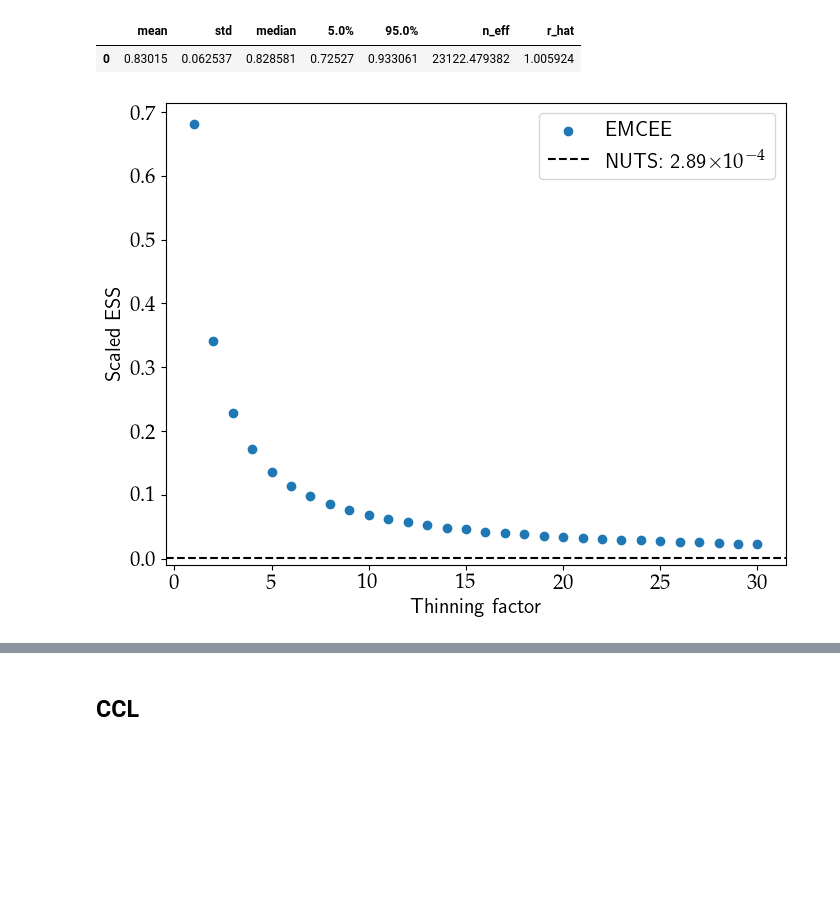
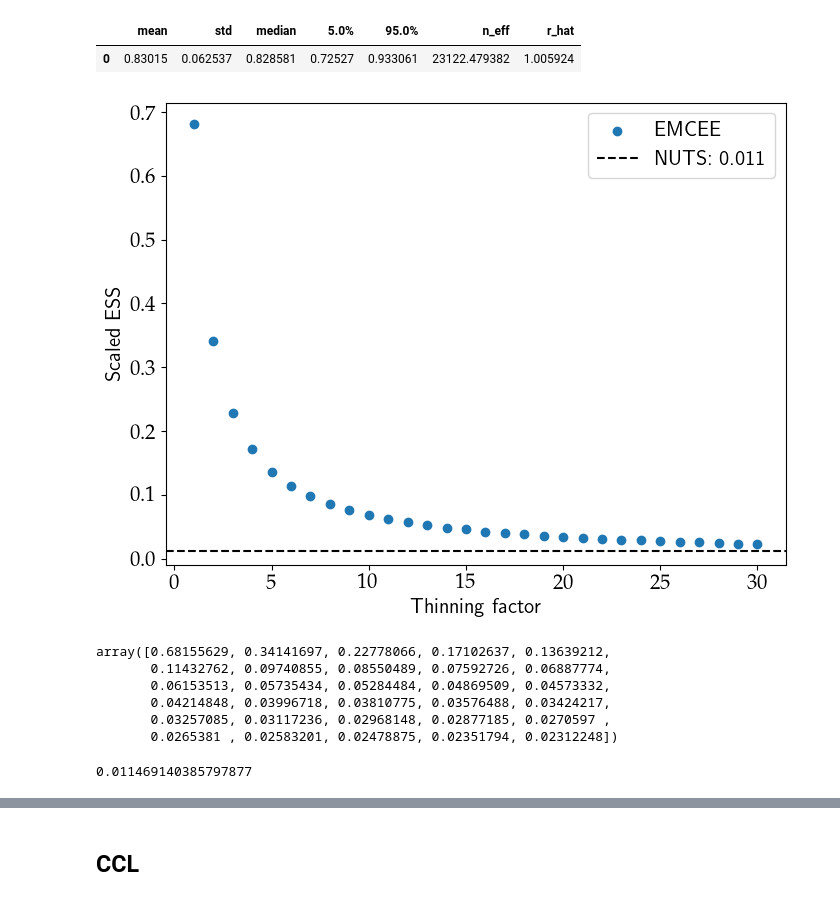
Before and after one commit to Harry45/DESEMU, a Jupyter notebook: notebooks/triangle_plot.ipynb, the cells around one changed output, grey strips where cells are left out. Cells and saved outputs as stored; diff of their text form; code cells hidden in the pictures; blank space fills up the shorter version.

```diff
--- a/notebooks/triangle_plot.ipynb
+++ b/notebooks/triangle_plot.ipynb
@@ -110,5 +110,5 @@ sampler_jc_emcee_1 = pickle_load('samples', 'jaxcosmo_emcee_1')
 sampler_jc_emcee_2 = pickle_load('samples', 'jaxcosmo_emcee_2')
 # %%
 # sampler_jc_nuts_1 = pickle_load('samples', 'jaxcosmo_nuts_1')
-sampler_jc_nuts_2 = pickle_load('samples', 'jaxcosmo_nuts_2')
-# sampler_jc_nuts_2 = pickle_load('samples', 'jaxcosmo_nuts_small_ss_high_td')
+# sampler_jc_nuts_2 = pickle_load('samples', 'jaxcosmo_nuts_2')
+sampler_jc_nuts_2 = pickle_load('samples', 'jaxcosmo_nuts_small_ss_high_td')
@@ -152,15 +174,28 @@ pd.DataFrame(summary(np.vstack([jc_emcee_1_sigma_8, jc_emcee_2_sigma_8]))['Param
 # %%
 plt.figure(figsize = (8, 6))
 plt.scatter(thinning_factor, rec_n_eff_emcee, label = 'EMCEE')
-plt.axhline(scaled_neff_nuts, label = 'NUTS: ' + f'{scaled_neff_nuts * 10000:.2f}' + r'$\times 10^{-4}$', c = 'k', linestyle = '--')
+plt.axhline(scaled_neff_nuts, label = 'NUTS: ' + f'{scaled_neff_nuts:.3f}', c = 'k', linestyle = '--') # + r'$\times 10^{-4}$'
 plt.ylabel('Scaled ESS', fontsize = fontSize)
 plt.xlabel('Thinning factor', fontsize = fontSize)
 plt.tick_params(axis='x', labelsize=fontSize)
 plt.tick_params(axis='y', labelsize=fontSize)
 plt.legend(loc = 'best',prop={'family':'sans-serif', 'size':15})
 plt.show()
 # %% [output]
-[figure, old version]
+[figure, new version]
+# %%
+rec_n_eff_emcee
+# %% [output]
+array([0.68155629, 0.34141697, 0.22778066, 0.17102637, 0.13639212,
+       0.11432762, 0.09740855, 0.08550489, 0.07592726, 0.06887774,
+       0.06153513, 0.05735434, 0.05284484, 0.04869509, 0.04573332,
+       0.04214848, 0.03996718, 0.03810775, 0.03576488, 0.03424217,
+       0.03257085, 0.03117236, 0.02968148, 0.02877185, 0.0270597 ,
+       0.0265381 , 0.02583201, 0.02478875, 0.02351794, 0.02312248])
+# %%
+scaled_neff_nuts
+# %% [output]
+0.011469140385797877
 # %%
 plt.figure(figsize = (8, 6))
 plt.plot(jc_emcee_1_sigma_8, label = 'EMCEE')
```
Also changed, not shown: parts of 16 cells of this notebook, 16 other files.
